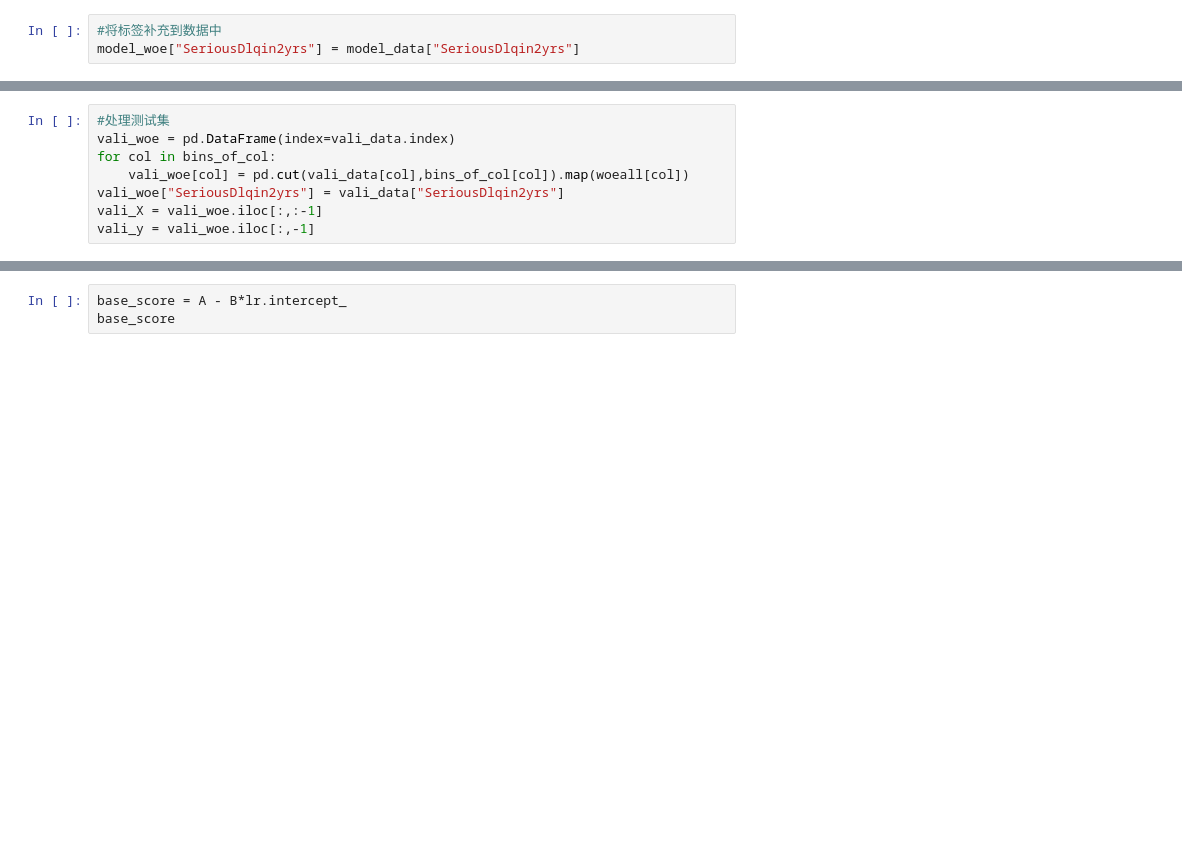
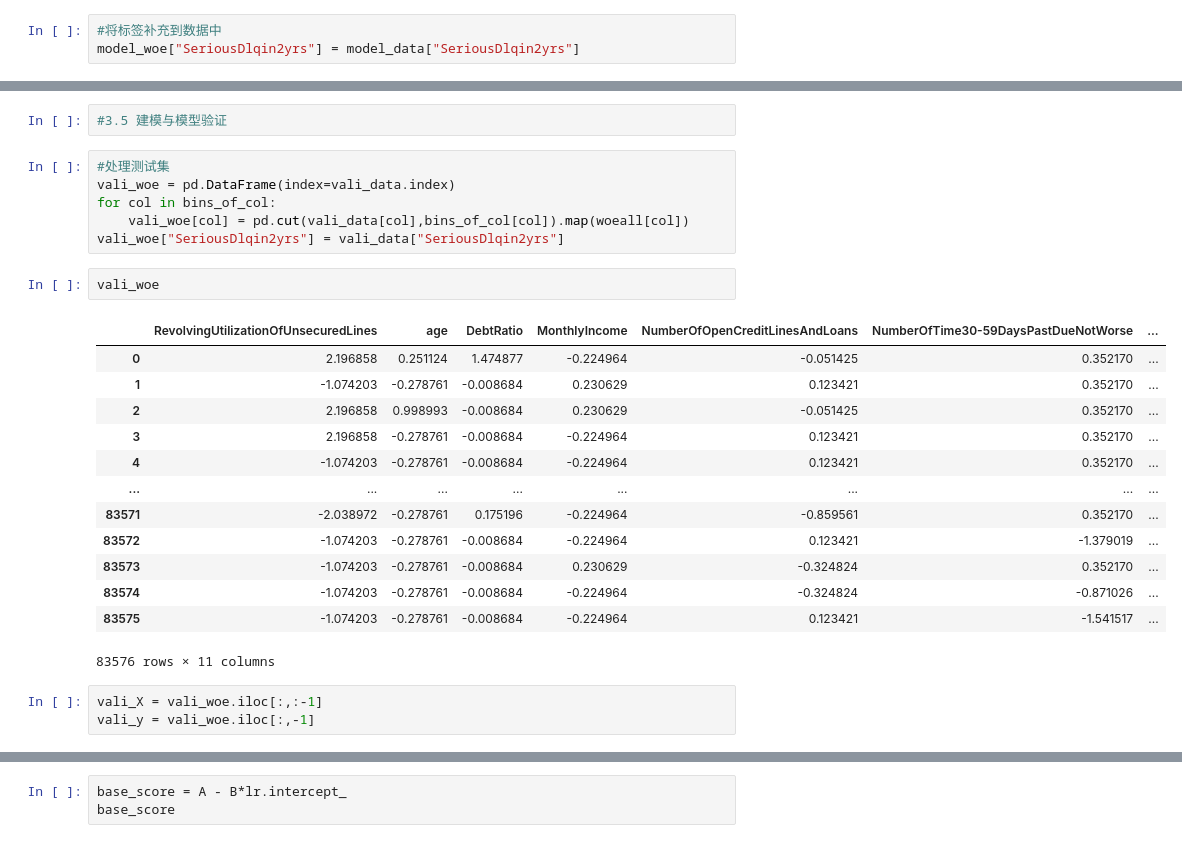
Before and after one commit to sunseayuy/sklearn-learning, a Jupyter notebook: 课堂05 sklearn中的逻辑回归/案例：用逻辑回归制作评分卡.ipynb, the cells around one changed output, grey strips where cells are left out. Drawn from its saved outputs; the diff is of its cells as text; blank space fills up the shorter version.

```diff
--- a/课堂05 sklearn中的逻辑回归/案例：用逻辑回归制作评分卡.ipynb
+++ b/课堂05 sklearn中的逻辑回归/案例：用逻辑回归制作评分卡.ipynb
@@ -746,11 +1134,30 @@ model_woe.head()
+# %%
+#3.5 建模与模型验证
 # %%
 #处理测试集
 vali_woe = pd.DataFrame(index=vali_data.index)
 for col in bins_of_col:
     vali_woe[col] = pd.cut(vali_data[col],bins_of_col[col]).map(woeall[col])
 vali_woe["SeriousDlqin2yrs"] = vali_data["SeriousDlqin2yrs"]
-vali_X = vali_woe.iloc[:,:-1]
-vali_y = vali_woe.iloc[:,-1]
+# %%
+vali_woe
+# %% [output]
+|  | RevolvingUtilizationOfUnsecuredLines | age | DebtRatio | MonthlyIncome | NumberOfOpenCreditLinesAndLoans | NumberOfTime30-59DaysPastDueNotWorse | ... |
+| 0 | 2.196858 | 0.251124 | 1.474877 | -0.224964 | -0.051425 | 0.352170 | ... |
+| 1 | -1.074203 | -0.278761 | -0.008684 | 0.230629 | 0.123421 | 0.352170 | ... |
+| 2 | 2.196858 | 0.998993 | -0.008684 | 0.230629 | -0.051425 | 0.352170 | ... |
+| 3 | 2.196858 | -0.278761 | -0.008684 | -0.224964 | 0.123421 | 0.352170 | ... |
+| 4 | -1.074203 | -0.278761 | -0.008684 | -0.224964 | 0.123421 | 0.352170 | ... |
+| ... | ... | ... | ... | ... | ... | ... | ... |
+| 83571 | -2.038972 | -0.278761 | 0.175196 | -0.224964 | -0.859561 | 0.352170 | ... |
+| 83572 | -1.074203 | -0.278761 | -0.008684 | -0.224964 | 0.123421 | -1.379019 | ... |
+| 83573 | -1.074203 | -0.278761 | -0.008684 | 0.230629 | -0.324824 | 0.352170 | ... |
+| 83574 | -1.074203 | -0.278761 | -0.008684 | -0.224964 | -0.324824 | -0.871026 | ... |
+| 83575 | -1.074203 | -0.278761 | -0.008684 | -0.224964 | 0.123421 | -1.541517 | ... |
+83576 rows × 11 columns
+# %%
+vali_X = vali_woe.iloc[:,:-1]
+vali_y = vali_woe.iloc[:,-1]
 # %%
 X = model_woe.iloc[:,:-1]
 y = model_woe.iloc[:,-1]
```
Also changed, not shown: parts of 46 cells of this notebook.
